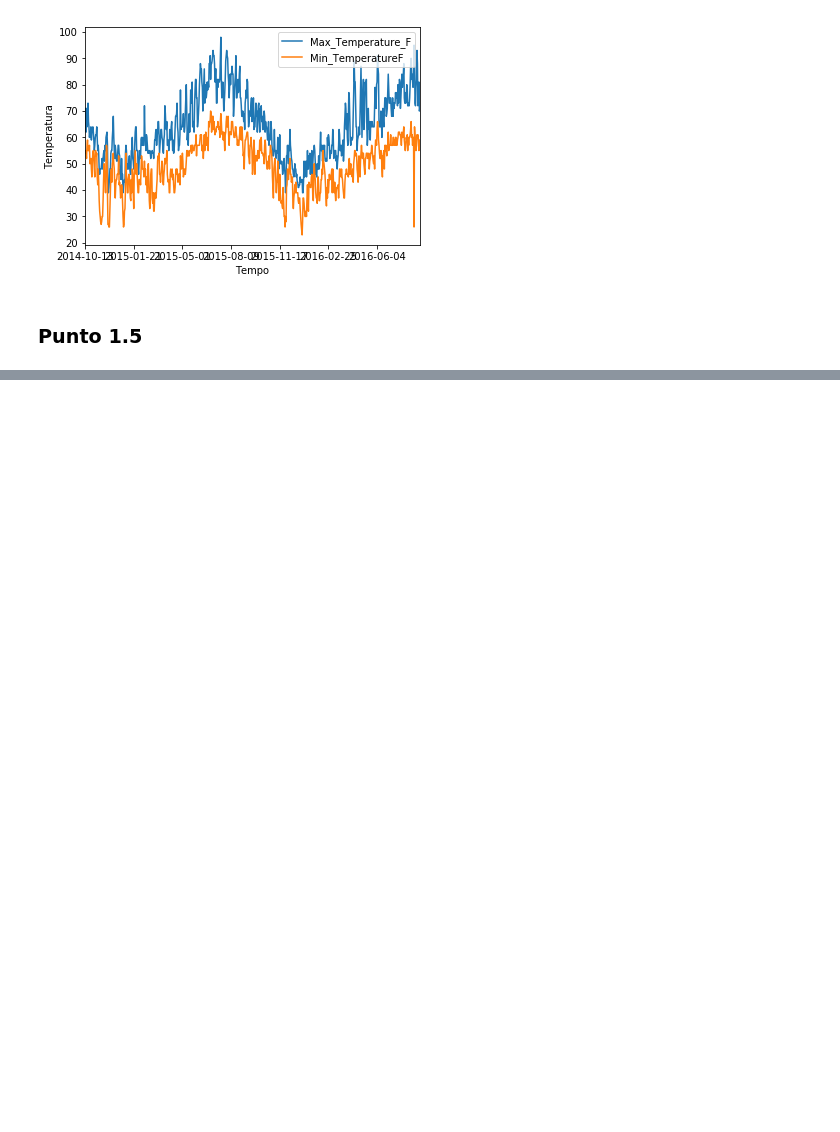
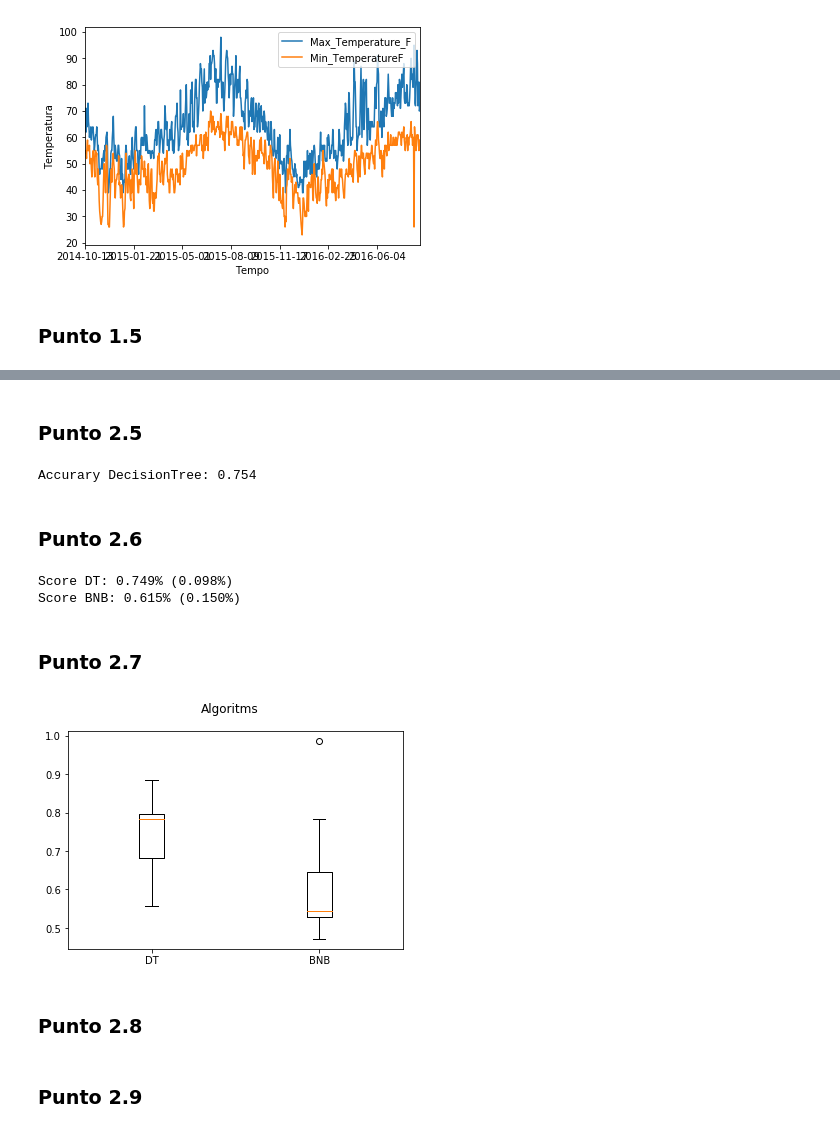
Before and after one commit to ZippoCode/Big-Data-Analysis, a Jupyter notebook: Appelli d'esame/20170207/20170217.ipynb, the cells around one changed output, grey strips where cells are left out. Cells and saved outputs as stored; diff of their text form; code cells hidden in the pictures; blank space fills up the shorter version.

```diff
--- a/Appelli d'esame/20170207/20170217.ipynb
+++ b/Appelli d'esame/20170207/20170217.ipynb
@@ -118,0 +212,59 @@ plt.show()
+# %% [markdown]
+### Punto 2.5
+# %%
+"""
+    Se si utilizza un modello basato su Decision Tree che valore di accuratezza si ottiene? Cambia
+    qualcosa nella confusion matrix?
+"""
+model_DT = DecisionTreeClassifier()
+model_DT.fit(X_train, Y_train)
+accuracy = model_DT.score(X_test, Y_test)
+print('Accurary DecisionTree: {:.3f}'.format(accuracy))
+# %% [output]
+Accurary DecisionTree: 0.754
+# %% [markdown]
+### Punto 2.6
+# %%
+"""
+    Che valore di accuratezza si ottiene con un 10 Fold cross validation e il modello basato su
+    Decision Tree?
+    E il modello basato su BernoulliNB?
+
+    E’ più affidabile la valutazione fatta con la cross validation o quella fatta con una suddivisione
+    arbitraria del dataset in due parti, training set e test set? Per quale motivo?
+"""
+
+models = []
+models.append(('DT', DecisionTreeClassifier()))
+models.append(('BNB', BernoulliNB()))
+
+num_folds = 10
+scoring = 'accuracy'
+names = []
+scores = []
+for name, model in models:
+    cvs = cross_val_score(model, X, Y, cv = num_folds, scoring = scoring)
+    names.append(name)
+    scores.append(cvs)
+    string = "Score {}: {:0.3f}% ({:0.3f}%)".format(name, cvs.mean(), cvs.std())
+    print(string)
+# %% [output]
+Score DT: 0.749% (0.098%)
+Score BNB: 0.615% (0.150%)
+# %% [markdown]
+### Punto 2.7
+# %%
+"""
+    Provare e confrontare graficamente alcuni algoritmi di machine learning scelti dalle librerie di
+    scikit
+"""
+fig = plt.figure()
+fig.suptitle('Algoritms')
+ax = fig.add_subplot(111)
+plt.boxplot(scores)
+ax.set_xticklabels(names)
+plt.show()
+# %% [output]
+[figure, added]
+# %% [markdown]
+### Punto 2.8
@@ -118,0 +293,2 @@ plt.show()
+# %% [markdown]
+### Punto 2.9
```
Also changed, not shown: parts of 15 cells of this notebook, 7 other files.
